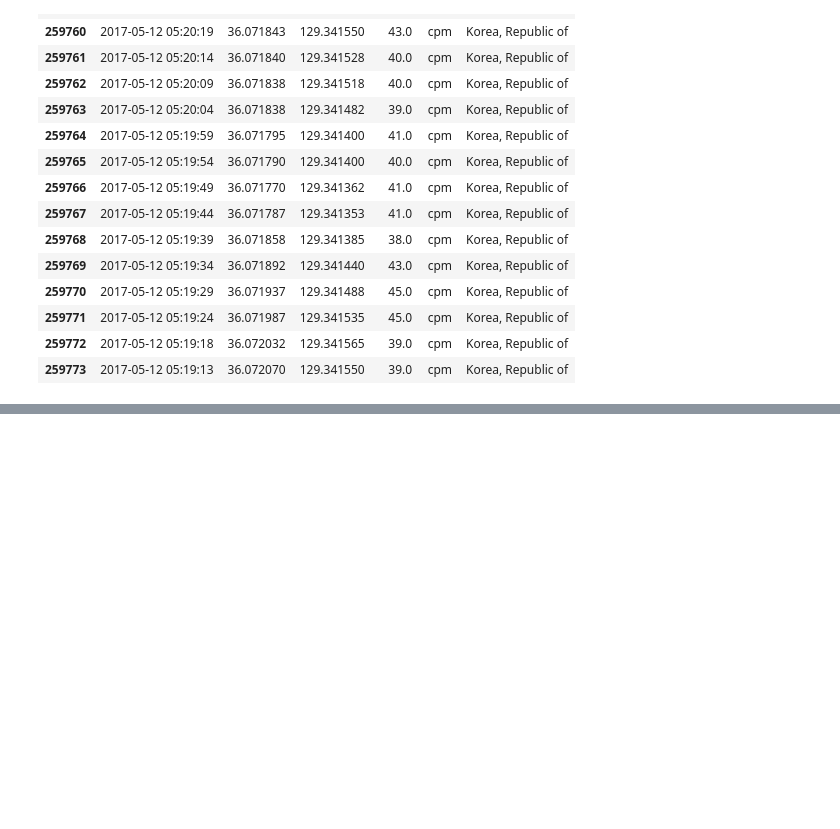
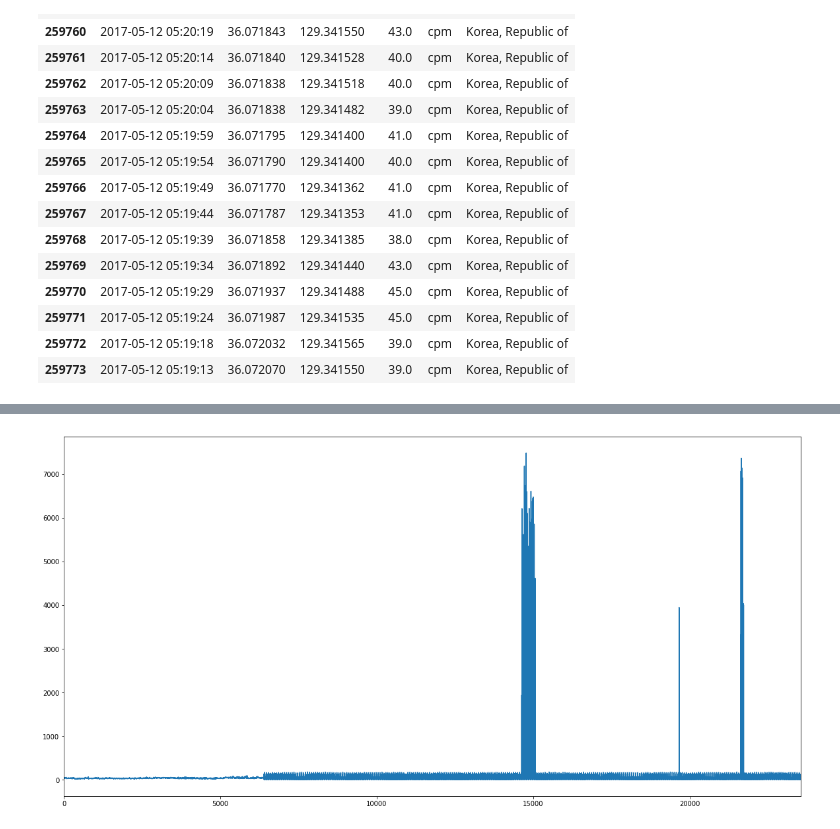
Before and after one commit to mattwalden014/code1161base, a Jupyter notebook: open_data_project/MJW_open_data_project.ipynb, the cells around one changed output, grey strips where cells are left out. Saved outputs shown, nothing was run; the diff lists cells and outputs as text; code cells hidden in the pictures; blank space fills up the shorter version.

```diff
--- a/open_data_project/MJW_open_data_project.ipynb
+++ b/open_data_project/MJW_open_data_project.ipynb
@@ -272,0 +286,4 @@ working_dataset.to_csv('last_working_set.csv', index=False)
+# %%
+working_dataset['Value'].plot();
+# %% [output]
+[figure, added]
```
Also changed, not shown: parts of 35 cells of this notebook.
